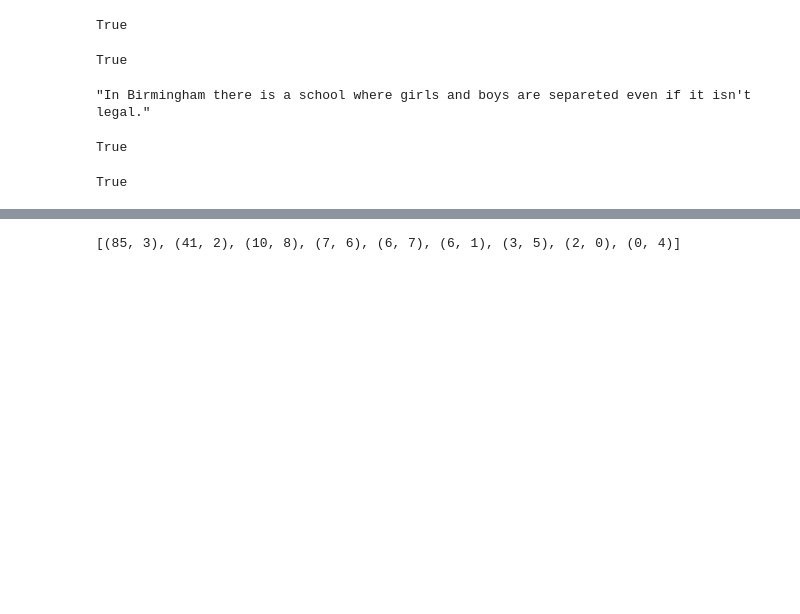
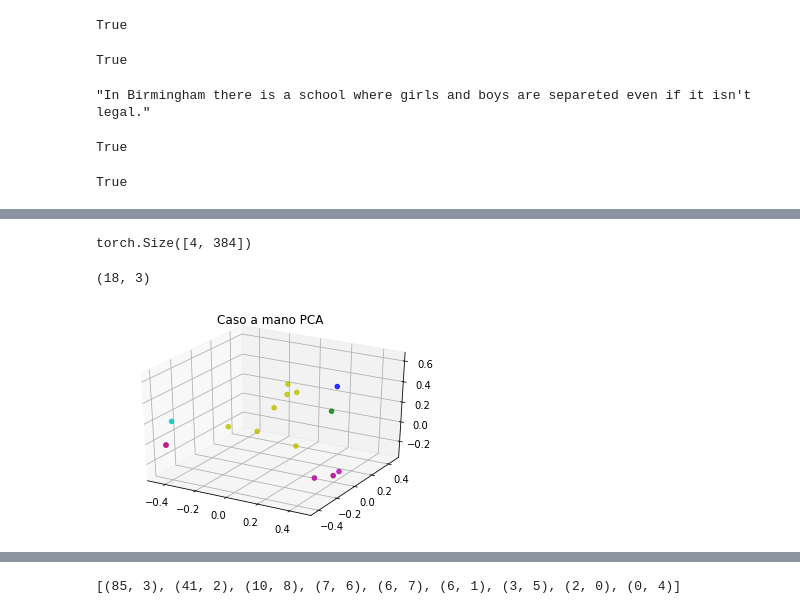
Before and after one commit to jnqeras/ARC, a Jupyter notebook: tesis4.ipynb, the cells around one changed output, grey strips where cells are left out. Drawn from its saved outputs; the diff is of its cells as text; code cells hidden in the pictures; blank space fills up the shorter version.

```diff
--- a/tesis4.ipynb
+++ b/tesis4.ipynb
@@ -633,8 +1718,11 @@ all_sentence_combinations_cercano_a_contranarrativa_para_odio_k = sorted(all_sen
 
 
 counternarratives_ranking_list =[]
+counternarretives_ranking_list_embeddings = [] # fixme: sólamente lo uso para plotear abajo.
 for score, l in all_sentence_combinations_cercano_a_contranarrativa_para_odio_k[0:10]: #fixme: mega importante, chequear que el rango [0:10] son 10 resultados y no 11.
     counternarratives_ranking_list.append(counternarratives_conan_list_sin_repetidos[l])
+    counternarretives_ranking_list_embeddings.append(embeddings_counternarratives_conan_list_sin_repetidos_creado_por_lista[l])
+counternarretives_ranking_list_embeddings = torch.stack(counternarretives_ranking_list_embeddings, 0)
 
 df_contranarrativas_en_conan_para_odio_k = sentences_conan.loc[sentences_conan['hateSpeech'] == hate_speech_conan_list_sin_repetidos[k], 'counterSpeech'] #fixme: ojo con esto, tengo que chequear que el hate speech que me interesa es efectivamente "hate_speech_conan_list_sin_repetidos[k]"
 print(df_contranarrativas_en_conan_para_odio_k)
@@ -666,0 +1764,27 @@ for ind in df_oido_en_conan_para_contranarrativa_i.index:
+# %%
+# Busco los embeddings de las contranarrativas para odio_k
+contranarrativas_para_odio_k_embeddings = []
+for contranarrativa in df_contranarrativas_en_conan_para_odio_k.iteritems():
+  contranarrativas_para_odio_k_embeddings.append(embeddings_counternarratives_conan_list_sin_repetidos_creado_por_lista[counternarratives_conan_list_sin_repetidos.index(contranarrativa[1])])
+contranarrativas_para_odio_k_embeddings = torch.stack(contranarrativas_para_odio_k_embeddings, 0)
+# %%
+# Concateno los embeddings de contranarrativa_i, odio_i y odio_k,
+# con los embeddings del ranking Top 10 y con las contranarrativas para odio_k
+embeddings_contanarrativa_i_odio_i_odio_k_top10Contranarrat_4ContranarrativasParaOdioK =torch.cat((contranarrativa_i_embedding_creado_por_lista[None, :], odio_i_embedding_creado_por_lista[None, :], odio_k_embedding_creado_por_lista[None, :],counternarretives_ranking_list_embeddings, contranarrativas_para_odio_k_embeddings, embedding_cercano_a_contranarrativa_para_odio_k[None, :]), 0)
+# %%
+contranarrativas_para_odio_k_embeddings.shape
+# %% [output]
+torch.Size([4, 384])
+# %%
+# Fixme: Sacado de  Hands-on Machine Learning with Scikit-Learn, Keras &
+# TensorFlow (libro): you can set n_components to be a float between 0.0 and 1.0,
+# indicating the ratio of variance you wish to preserve.
+
+# PCA: Reduzco a 3 dimensiones (ya se puede plotear).
+from sklearn.decomposition import PCA
+pca = PCA(n_components = 3)
+embeddings_contanarrativa_i_odio_i_odio_k_top10Contranarrat_4ContranarrativasParaOdioK_3d = pca.fit_transform(embeddings_contanarrativa_i_odio_i_odio_k_top10Contranarrat_4ContranarrativasParaOdioK)
+# %%
+embeddings_contanarrativa_i_odio_i_odio_k_top10Contranarrat_4ContranarrativasParaOdioK_3d.shape
+# %% [output]
+(18, 3)
@@ -666,0 +1796,18 @@ for ind in df_oido_en_conan_para_contranarrativa_i.index:
+# %%
+# Fixme: sacado de acá: https://likegeeks.com/3d-plotting-in-python/
+fig = plt.figure()
+
+# assign categories
+categories = np.array([0, 1, 2, 3, 3, 3, 3, 3, 3, 3, 3, 3, 3, 4, 4, 4, 4, 5])
+
+# use colormap
+colormap = np.array(['r', 'g', 'b', 'y', 'm', 'c'])
+
+ax = fig.add_subplot(111, projection='3d')
+ax.set_title("Caso a mano PCA")
+ax.scatter(embeddings_contanarrativa_i_odio_i_odio_k_top10Contranarrat_4ContranarrativasParaOdioK_3d[:,0],embeddings_contanarrativa_i_odio_i_odio_k_top10Contranarrat_4ContranarrativasParaOdioK_3d[:,1],embeddings_contanarrativa_i_odio_i_odio_k_top10Contranarrat_4ContranarrativasParaOdioK_3d[:,2], c=colormap[categories], alpha=.8)
+
+
+plt.show()
+# %% [output]
+[figure, added]
```
Also changed, not shown: parts of 268 cells of this notebook.
